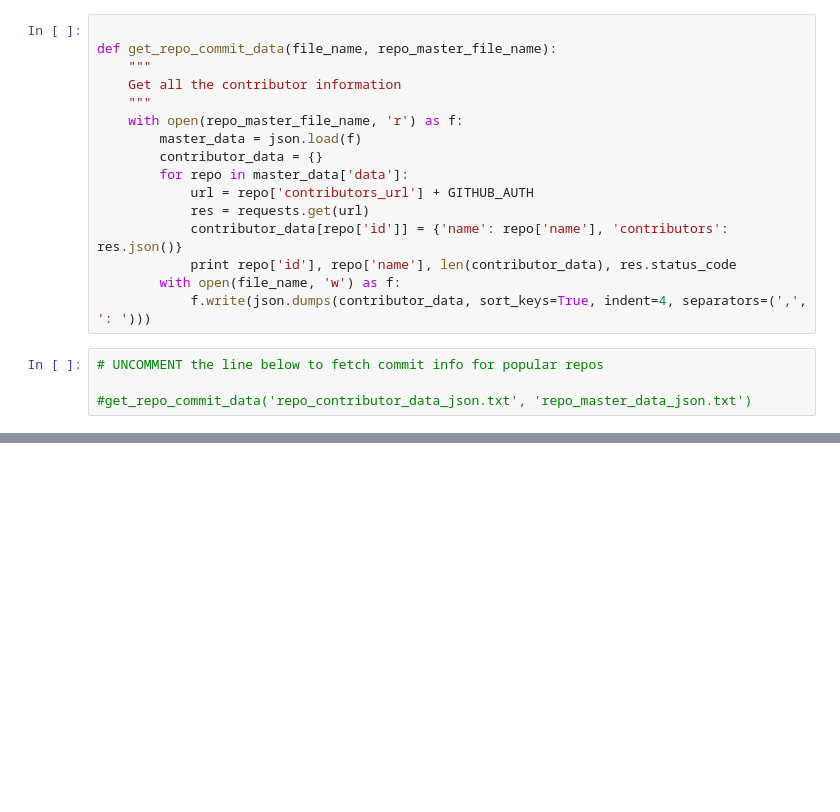
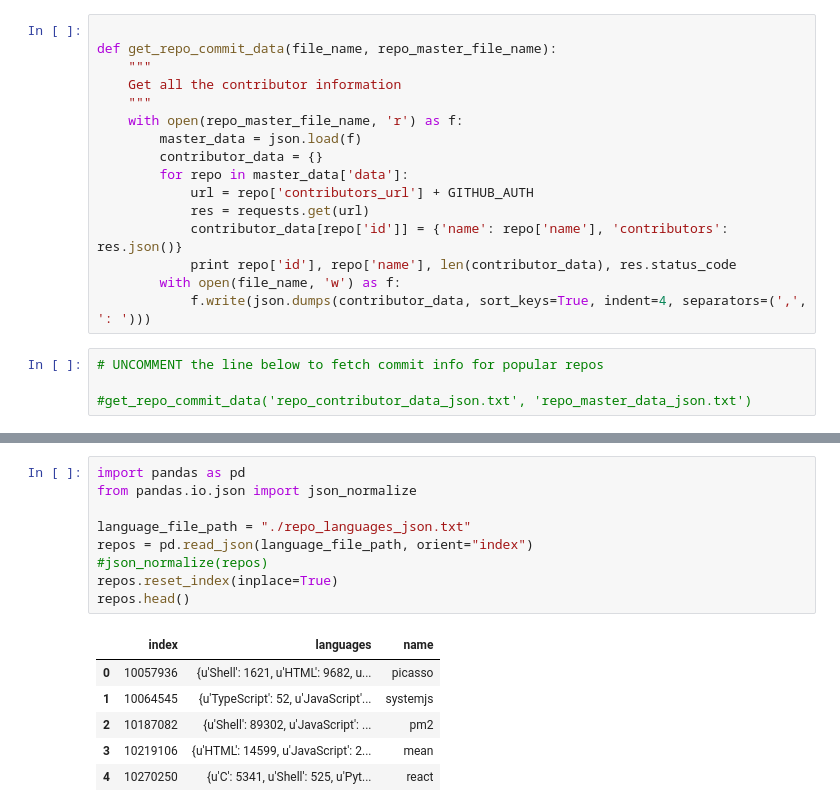
Before and after one commit to him229/star-wars, a Jupyter notebook: star-wars.ipynb, the cells around one changed output, grey strips where cells are left out. Saved outputs shown, nothing was run; the diff lists cells and outputs as text; blank space fills up the shorter version.

```diff
--- a/star-wars.ipynb
+++ b/star-wars.ipynb
@@ -111,0 +155,16 @@ def get_repo_commit_data(file_name, repo_master_file_name):
+# %%
+import pandas as pd
+from pandas.io.json import json_normalize
+
+language_file_path = "./repo_languages_json.txt"
+repos = pd.read_json(language_file_path, orient="index")
+#json_normalize(repos)
+repos.reset_index(inplace=True)
+repos.head()
+# %% [output]
+|  | index | languages | name |
+| 0 | 10057936 | {u'Shell': 1621, u'HTML': 9682, u... | picasso |
+| 1 | 10064545 | {u'TypeScript': 52, u'JavaScript'... | systemjs |
+| 2 | 10187082 | {u'Shell': 89302, u'JavaScript': ... | pm2 |
+| 3 | 10219106 | {u'HTML': 14599, u'JavaScript': 2... | mean |
+| 4 | 10270250 | {u'C': 5341, u'Shell': 525, u'Pyt... | react |
```
Also changed, not shown: parts of 9 cells of this notebook.
